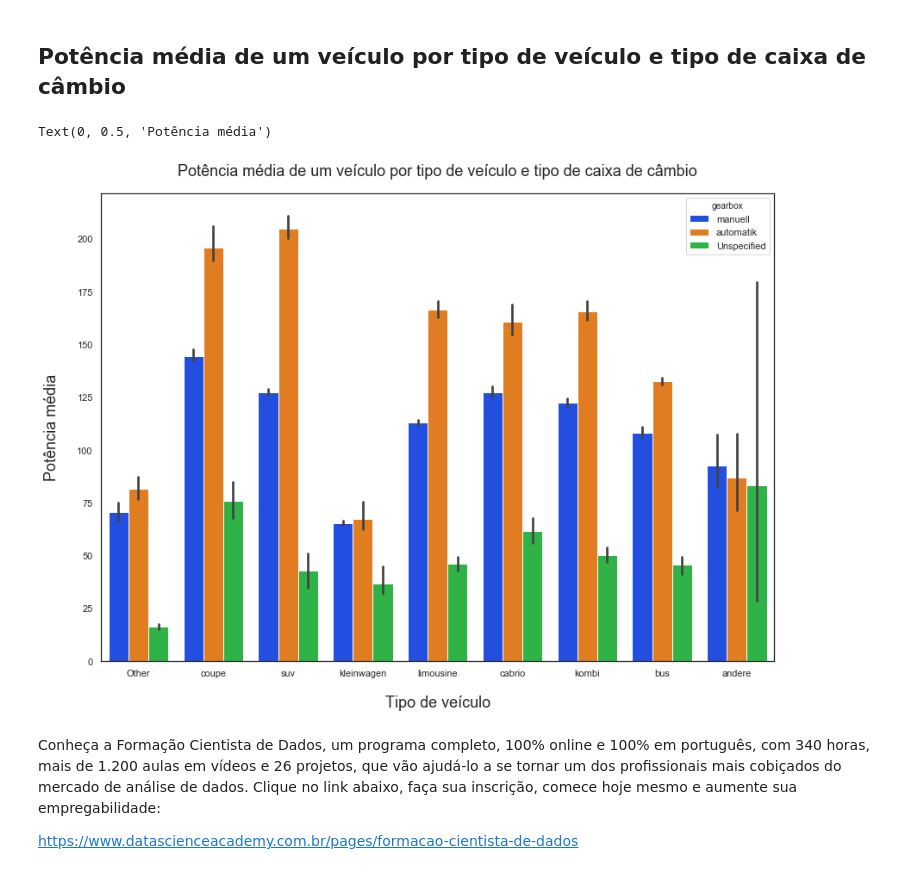
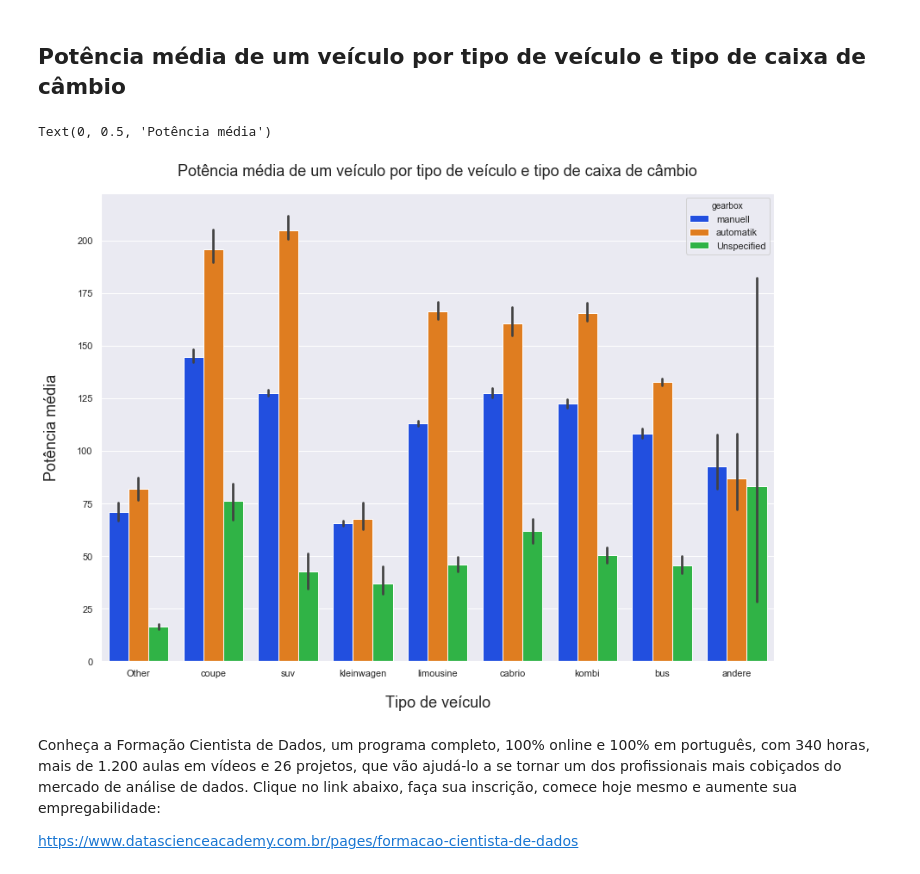
Before and after one commit to Leonardo-S95/Data-Science-Academy, a Jupyter notebook: mini-projetos/Mini-Projeto2 - Analise3.ipynb, the cells around one changed output. Saved outputs shown, nothing was run; the diff lists cells and outputs as text; code cells hidden in the pictures.

```diff
--- a/mini-projetos/Mini-Projeto2 - Analise3.ipynb
+++ b/mini-projetos/Mini-Projeto2 - Analise3.ipynb
@@ -27,6 +27,7 @@ df = pd.read_csv(clean_data_path,encoding = "latin-1")
 # %%
 # Crie um Barplot com o Preço médio do veículo por tipo de combustível e tipo de caixa de câmbio
 
+sns.set_style('darkgrid')
 plt.figure(figsize = (14, 10))
 fig = sns.barplot(df.fuelType, df.price, df.gearbox, palette = 'colorblind')
 fig.set_title('Preço médio do veículo por tipo de combustível e tipo de caixa de câmbio', fontsize = 18, pad = 20)
@@ -43,14 +44,15 @@ fig.figure.savefig("plots/Analise3/fueltype-vehicleType-price-exercicio.png")
 # %%
 # Crie um Barplot com a Potência média de um veículo por tipo de veículo e tipo de caixa de câmbio
 
+sns.set_style('darkgrid')
 plt.figure(figsize = (14, 10))
 fig = sns.barplot(df.vehicleType, df.powerPS, df.gearbox, palette = 'bright')
 fig.set_title('Potência média de um veículo por tipo de veículo e tipo de caixa de câmbio', fontsize = 18, pad = 20)
 fig.set_xlabel('Tipo de veículo', fontsize = 18, labelpad = 20)
 fig.set_ylabel('Potência média', fontsize = 18, labelpad = 20)
 # %% [output]
 Text(0, 0.5, 'Potência média')
-[figure, old version]
+[figure, new version]
 # %%
 # Salvando o plot
 fig.figure.savefig("plots/Analise3/vehicletype-fueltype-power-exercicio.png")
```
Also changed, not shown: parts of 1 cell of this notebook, 1 other file.
